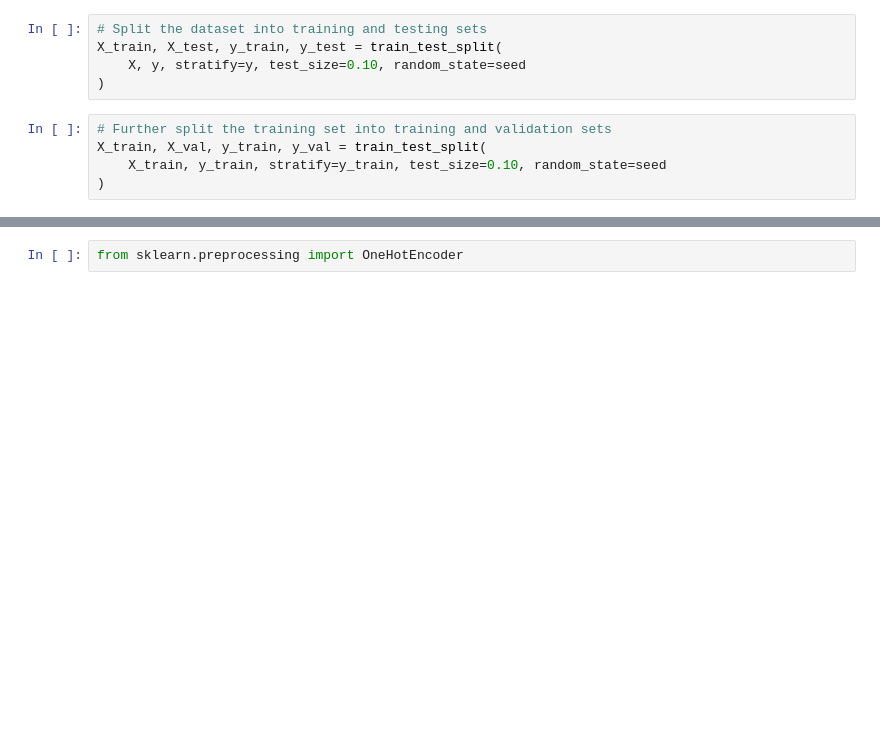
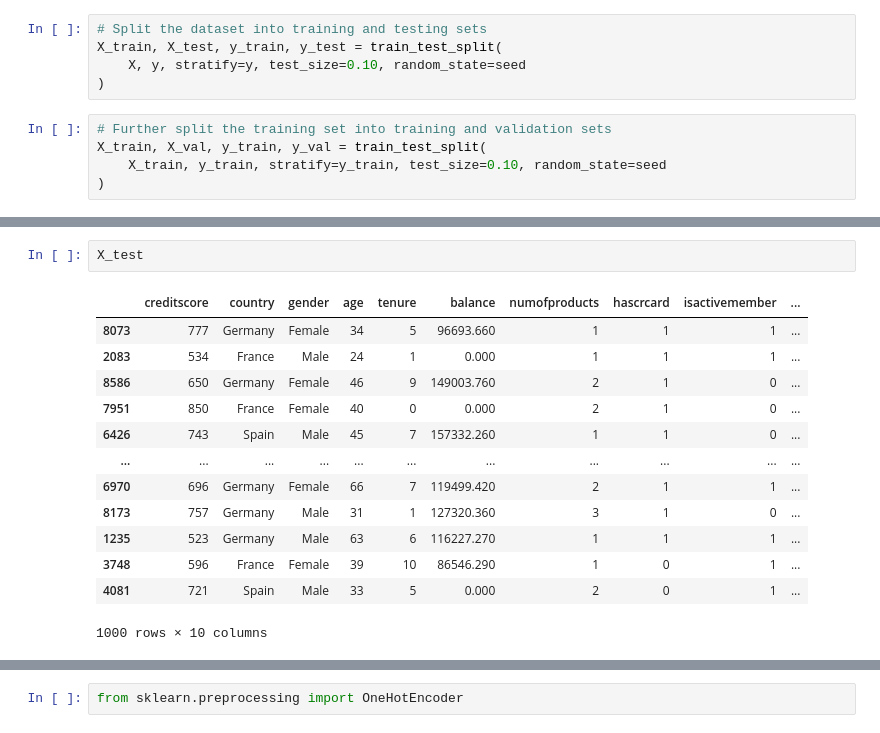
Before and after one commit to iceyisaak/dl_assignment-1, a Jupyter notebook: DL-Assignment-1 (Classification with ANN-Churn Prediction)-Student.ipynb, the cells around one changed output, grey strips where cells are left out. Saved outputs shown, nothing was run; the diff lists cells and outputs as text; blank space fills up the shorter version.

```diff
--- a/DL-Assignment-1 (Classification with ANN-Churn Prediction)-Student.ipynb
+++ b/DL-Assignment-1 (Classification with ANN-Churn Prediction)-Student.ipynb
@@ -359,0 +380,16 @@ X_train, X_val, y_train, y_val = train_test_split(
+# %%
+X_test
+# %% [output]
+|  | creditscore | country | gender | age | tenure | balance | numofproducts | hascrcard | isactivemember | ... |
+| 8073 | 777 | Germany | Female | 34 | 5 | 96693.660 | 1 | 1 | 1 | ... |
+| 2083 | 534 | France | Male | 24 | 1 | 0.000 | 1 | 1 | 1 | ... |
+| 8586 | 650 | Germany | Female | 46 | 9 | 149003.760 | 2 | 1 | 0 | ... |
+| 7951 | 850 | France | Female | 40 | 0 | 0.000 | 2 | 1 | 0 | ... |
+| 6426 | 743 | Spain | Male | 45 | 7 | 157332.260 | 1 | 1 | 0 | ... |
+| ... | ... | ... | ... | ... | ... | ... | ... | ... | ... | ... |
+| 6970 | 696 | Germany | Female | 66 | 7 | 119499.420 | 2 | 1 | 1 | ... |
+| 8173 | 757 | Germany | Male | 31 | 1 | 127320.360 | 3 | 1 | 0 | ... |
+| 1235 | 523 | Germany | Male | 63 | 6 | 116227.270 | 1 | 1 | 1 | ... |
+| 3748 | 596 | France | Female | 39 | 10 | 86546.290 | 1 | 0 | 1 | ... |
+| 4081 | 721 | Spain | Male | 33 | 5 | 0.000 | 2 | 0 | 1 | ... |
+1000 rows × 10 columns
```
Also changed, not shown: parts of 5 cells of this notebook.
